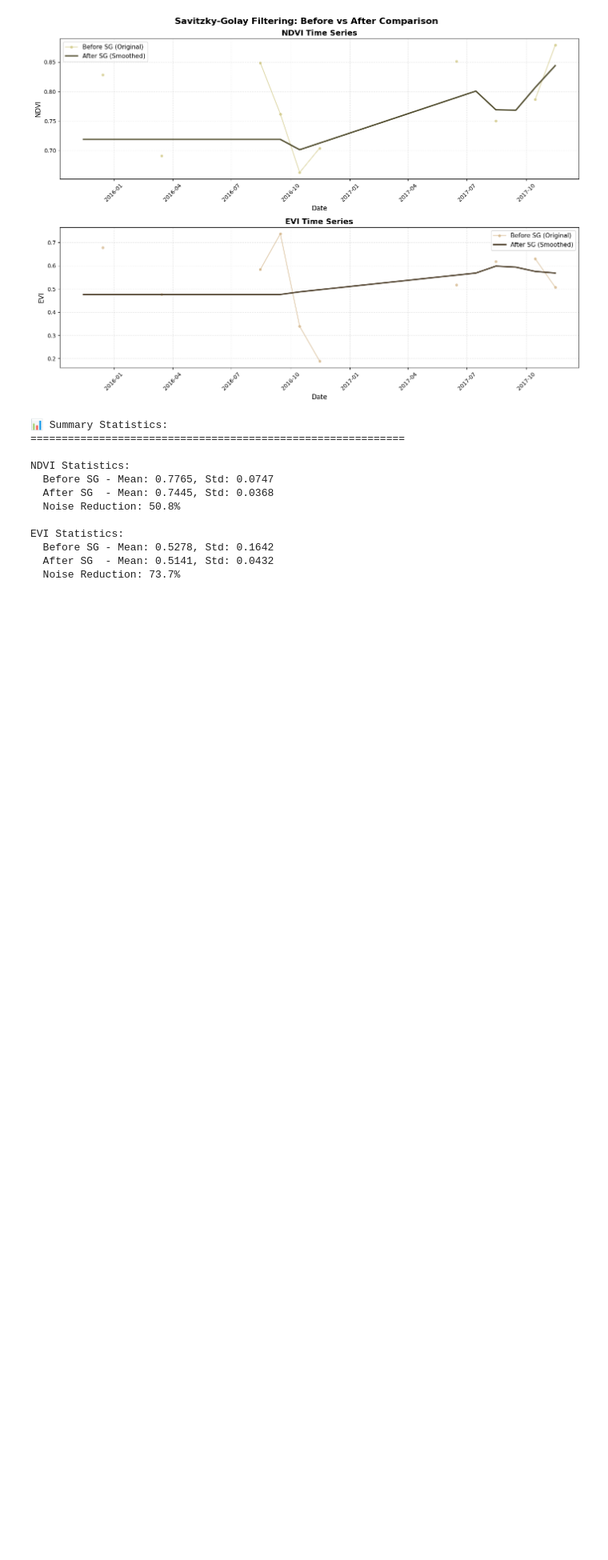
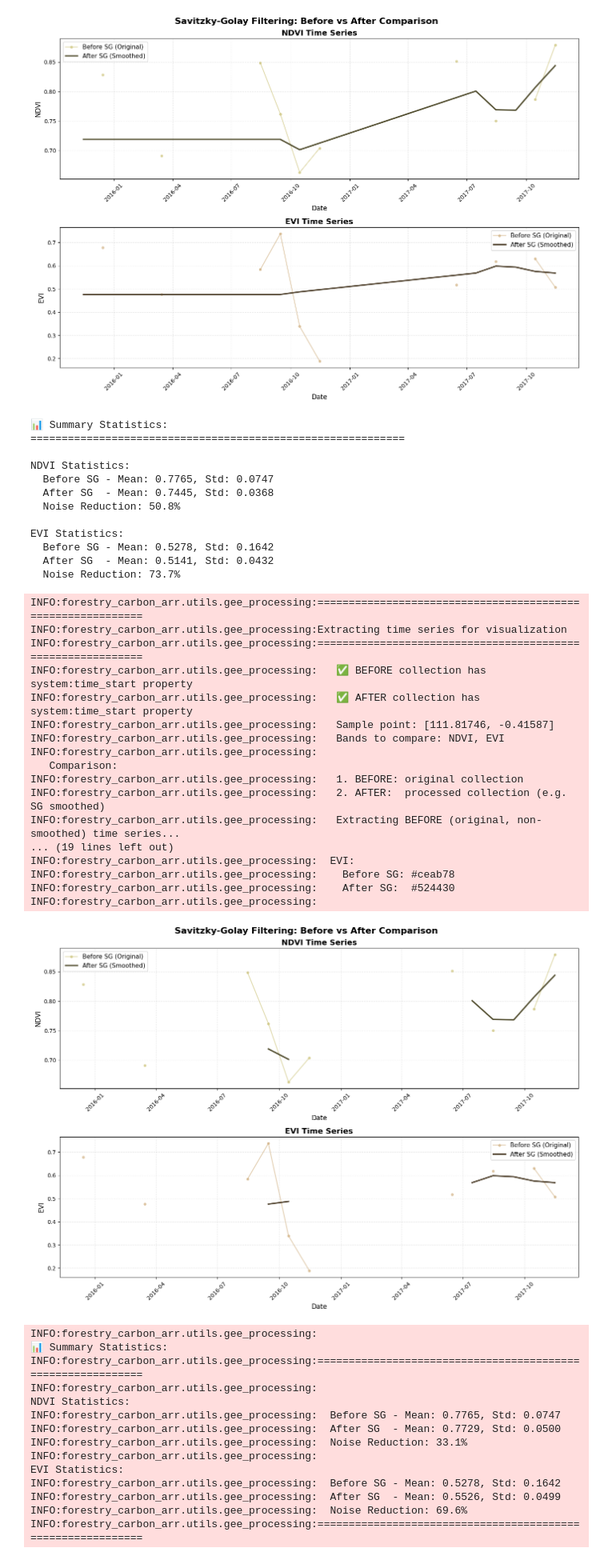
Before and after one commit to miqbalf/gis-carbon-ai, a Jupyter notebook: jupyter/notebooks/02g_ml_tsresh_prep_MPC.ipynb, the cells around one changed output. Shown at 80% size. Cells and saved outputs as stored; diff of their text form; code cells hidden in the pictures; blank space fills up the shorter version.

```diff
--- a/jupyter/notebooks/02g_ml_tsresh_prep_MPC.ipynb
+++ b/jupyter/notebooks/02g_ml_tsresh_prep_MPC.ipynb
@@ -1211,3 +1209,57 @@ EVI Statistics:
   Before SG - Mean: 0.5278, Std: 0.1642
   After SG  - Mean: 0.5141, Std: 0.0432
   Noise Reduction: 73.7%
+# %%
+from forestry_carbon_arr.utils.gee_processing import (
+    extract_time_series_for_visualization,
+    plot_sg_comparison
+)
+
+# Extract time series
+sample_point = ee.Geometry.Point([111.81746, -0.41587])
+bands = ['NDVI', 'EVI']
+
+df_before, df_after = extract_time_series_for_visualization(
+    collection_before=collection_with_indices,
+    collection_after=collection_with_sg,
+    sample_point=sample_point,
+    bands=bands,
+    # time_dates=time_dates_source,  # Optional: from zarr dataset
+    scale=10
+)
+
+# Plot comparison
+plot_sg_comparison(df_before, df_after, bands)
+# %% [output]
+INFO:forestry_carbon_arr.utils.gee_processing:============================================================
+INFO:forestry_carbon_arr.utils.gee_processing:Extracting time series for visualization
+INFO:forestry_carbon_arr.utils.gee_processing:============================================================
+INFO:forestry_carbon_arr.utils.gee_processing:   ✅ BEFORE collection has system:time_start property
+INFO:forestry_carbon_arr.utils.gee_processing:   ✅ AFTER collection has system:time_start property
+INFO:forestry_carbon_arr.utils.gee_processing:   Sample point: [111.81746, -0.41587]
+INFO:forestry_carbon_arr.utils.gee_processing:   Bands to compare: NDVI, EVI
+INFO:forestry_carbon_arr.utils.gee_processing:
+   Comparison:
+INFO:forestry_carbon_arr.utils.gee_processing:   1. BEFORE: original collection
+INFO:forestry_carbon_arr.utils.gee_processing:   2. AFTER:  processed collection (e.g. SG smoothed)
+INFO:forestry_carbon_arr.utils.gee_processing:   Extracting BEFORE (original, non-smoothed) time series...
+... (19 lines left out)
+INFO:forestry_carbon_arr.utils.gee_processing:  EVI:
+INFO:forestry_carbon_arr.utils.gee_processing:    Before SG: #ceab78
+INFO:forestry_carbon_arr.utils.gee_processing:    After SG:  #524430
+INFO:forestry_carbon_arr.utils.gee_processing:
+[figure, added]
+INFO:forestry_carbon_arr.utils.gee_processing:
+📊 Summary Statistics:
+INFO:forestry_carbon_arr.utils.gee_processing:============================================================
+INFO:forestry_carbon_arr.utils.gee_processing:
+NDVI Statistics:
+INFO:forestry_carbon_arr.utils.gee_processing:  Before SG - Mean: 0.7765, Std: 0.0747
+INFO:forestry_carbon_arr.utils.gee_processing:  After SG  - Mean: 0.7729, Std: 0.0500
+INFO:forestry_carbon_arr.utils.gee_processing:  Noise Reduction: 33.1%
+INFO:forestry_carbon_arr.utils.gee_processing:
+EVI Statistics:
+INFO:forestry_carbon_arr.utils.gee_processing:  Before SG - Mean: 0.5278, Std: 0.1642
+INFO:forestry_carbon_arr.utils.gee_processing:  After SG  - Mean: 0.5526, Std: 0.0499
+INFO:forestry_carbon_arr.utils.gee_processing:  Noise Reduction: 69.6%
+INFO:forestry_carbon_arr.utils.gee_processing:============================================================
```
Also changed, not shown: parts of 6 cells of this notebook, 6 other files.
